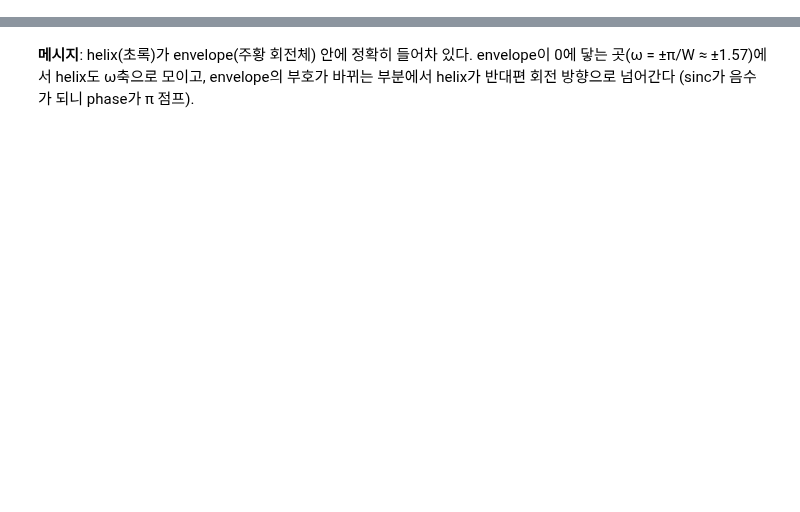
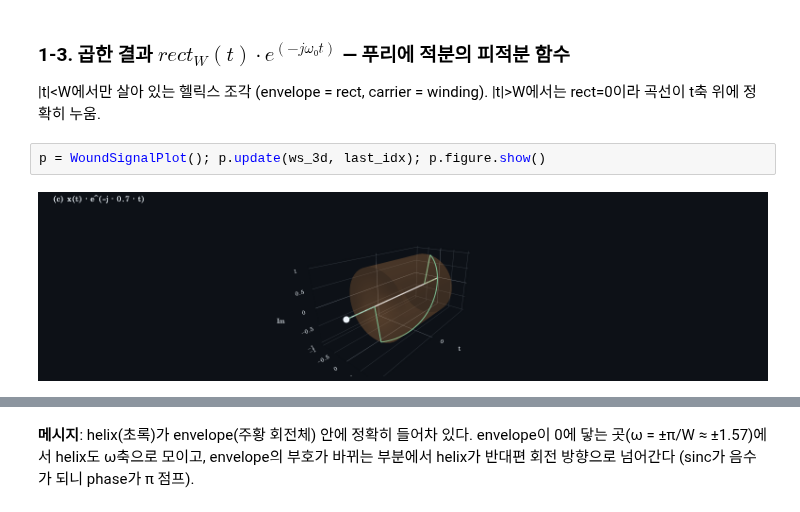
Before and after one commit to dohyunKim0309/Fourier-Transform-Visualization, a Jupyter notebook: examples/03_rect_sinc.ipynb, the cells around one changed output, grey strips where cells are left out. Saved outputs shown, nothing was run; the diff lists cells and outputs as text; blank space fills up the shorter version.

```diff
--- a/examples/03_rect_sinc.ipynb
+++ b/examples/03_rect_sinc.ipynb
@@ -507,0 +79,8 @@ $$
+# %% [markdown]
+### 1-3. 곱한 결과 $rect_W(t)·e^(-jω₀t)$ — 푸리에 적분의 피적분 함수
+
+|t|<W에서만 살아 있는 헬릭스 조각 (envelope = rect, carrier = winding). |t|>W에서는 rect=0이라 곡선이 t축 위에 정확히 누움.
+# %%
+p = WoundSignalPlot(); p.update(ws_3d, last_idx); p.figure.show()
+# %% [output]
+[figure, added]
```
Also changed, not shown: parts of 63 cells of this notebook, 6 other files.
